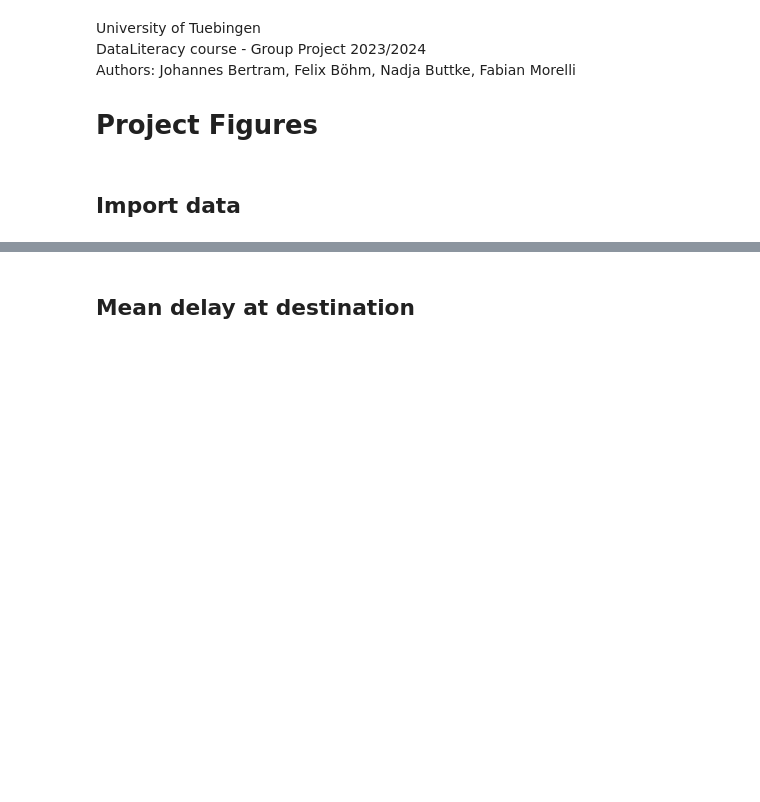
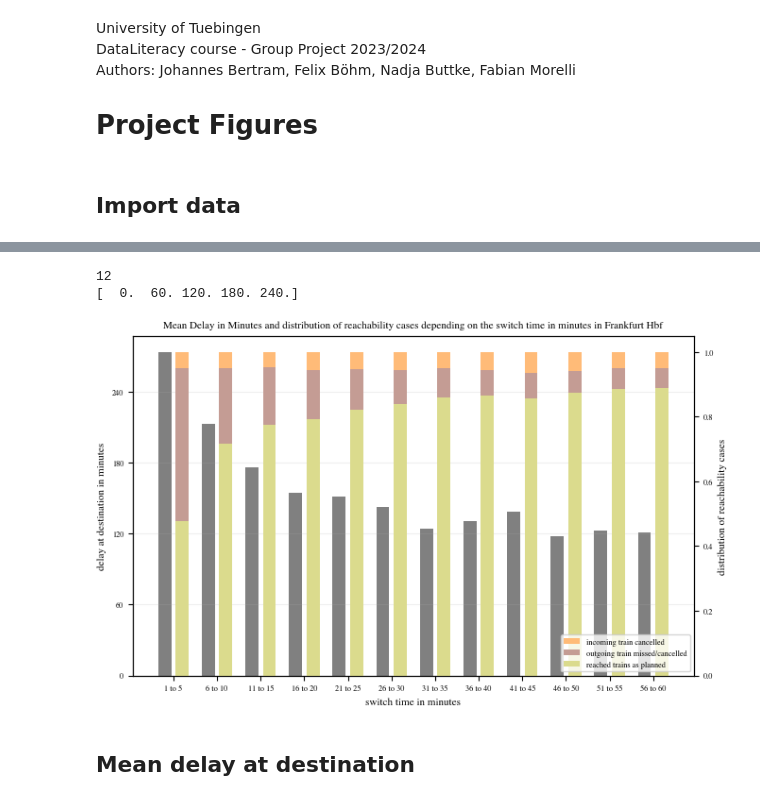
Before and after one commit to 17ex/DataLiteracy, a Jupyter notebook: fig/fig_meanDelays.ipynb, the cells around one changed output, grey strips where cells are left out. Drawn from its saved outputs; the diff is of its cells as text; code cells hidden in the pictures; blank space fills up the shorter version.

```diff
--- a/fig/fig_meanDelays.ipynb
+++ b/fig/fig_meanDelays.ipynb
@@ -30,2 +184,79 @@ dict_keys(['Schwerin Hbf', 'Stuttgart Hbf', 'Mainz Hbf', 'M�nchen Hbf', 'Wiesb
+# %%
+plt.rcParams.update(bundles.icml2022(column="full", nrows=1, ncols=1, usetex=False))
+
+# Generate grouped Data
+
+group_size = 5  # set group size
+
+grouped_mean_delays = []
+grouped_reachable1 = []
+grouped_reachable2 = []
+grouped_reachable3 = []
+
+for i in range(0, len(df_mean_delays.switch_times), group_size):
+    group_sum_mean_delays = np.sum(df_mean_delays.mean_delay[i:i+group_size])
+    grouped_mean_delays.append(group_sum_mean_delays)
+
+    group_sum_reachable1 = np.sum(df_mean_delays.reachable1[i:i+group_size])
+    grouped_reachable1.append(group_sum_reachable1)
+
+    group_sum_reachable2 = np.sum(df_mean_delays.reachable2[i:i+group_size])
+    grouped_reachable2.append(group_sum_reachable2)
+
+    group_sum_reachable3 = np.sum(df_mean_delays.reachable3[i:i+group_size])
+    grouped_reachable3.append(group_sum_reachable3)
+
+
+
+print(len(grouped_mean_delays))
+x = np.arange(len(grouped_mean_delays))
+
+y_ticks_array = np.arange(0, max(grouped_mean_delays)+1, 60)
+print(y_ticks_array)
+
+
+
+# FIGURE ------------------------------
+
+fig, ax1 = plt.subplots()
+
+width = 0.3
+ax1.bar(x+1-0.2, grouped_mean_delays, width, color="grey")
+
+ax1.set_title('Mean Delay in Minutes and distribution of reachability cases depending on the switch time in minutes in Frankfurt Hbf')
+ax1.set_xlabel('switch time in minutes')
+ax1.set_ylabel('delay at destination in minutes')
+xticks_array =  [f'{start} to {end}' for start, end in zip(range(1, 60, group_size), range(1 + group_size - 1, 60 + 1, group_size))]
+ax1.set_xticks(x+1, xticks_array)
+ax1.set_yticks(y_ticks_array)
+ax1.yaxis.grid("major", alpha=0.2)
+
+
+
+ax2 = ax1.twinx()
+
+bottom = np.zeros(len(grouped_mean_delays))
+
+reachables_total = np.array(grouped_reachable1) + np.array(grouped_reachable2) + np.array(grouped_reachable3)
+bar1 = np.array(grouped_reachable1)/reachables_total
+bar2 = np.array(grouped_reachable2)/reachables_total
+bar3 = np.array(grouped_reachable3)/reachables_total
+
+ax2.bar(x+1+0.2, bar1, width, color="#FFBB78", label="incoming train cancelled", bottom=bottom+bar2+bar3)
+ax2.bar(x+1+0.2, bar2, width, color="#C49C94", label="outgoing train missed/cancelled", bottom=bottom+bar3)
+ax2.bar(x+1+0.2, bar3, width, color="#DBDB8D", label="reached trains as planned", bottom=bottom)
+
+#ax2.set_yscale()
+ax2.set_ylabel('distribution of reachability cases')
+plt.legend(loc="lower right")
+
+
+
+#fig.tight_layout()
+plt.show()
+# %% [output]
+12
+[  0.  60. 120. 180. 240.]
+[figure, added]
 # %% [markdown]
 ## Mean delay at destination
```
Also changed, not shown: parts of 18 cells of this notebook, 2 other files.
